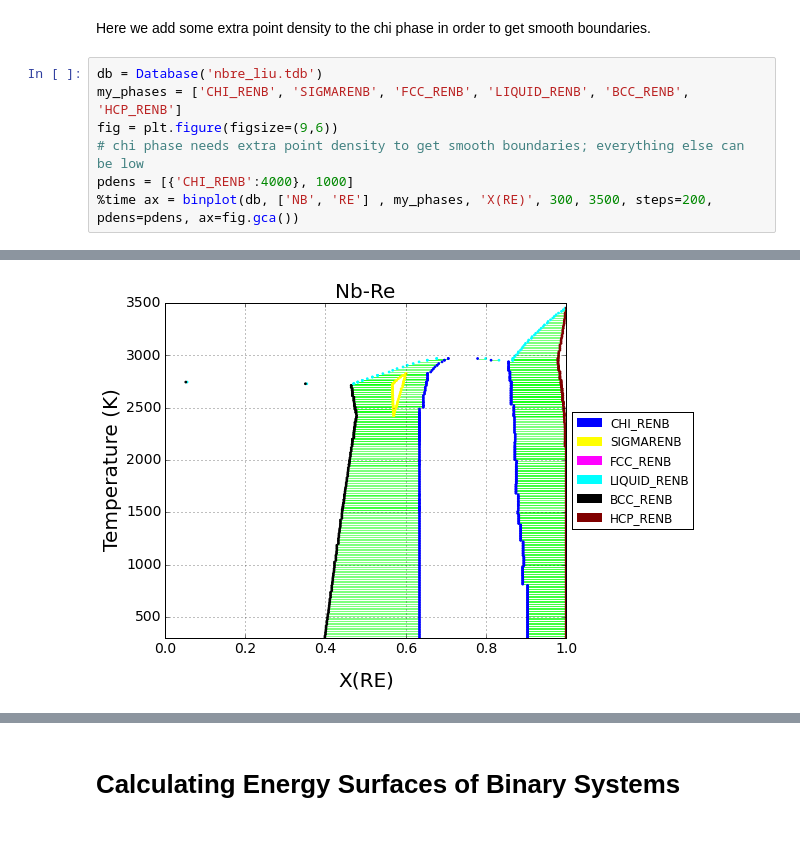
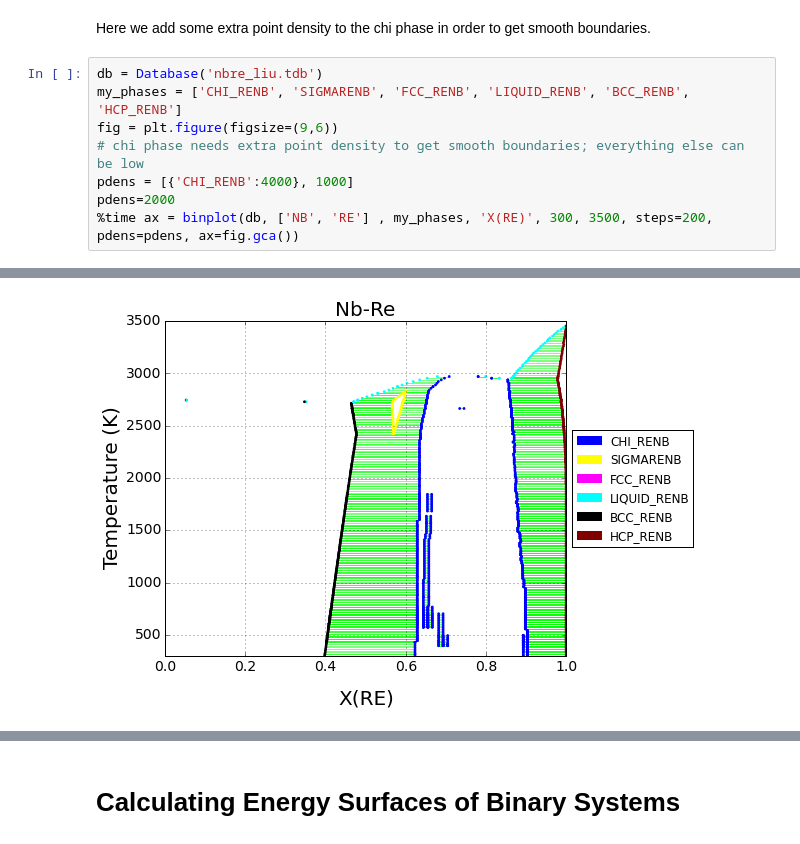
Before and after one commit to pycalphad/pycalphad, a Jupyter notebook: examples/BinaryExamples.ipynb, the cells around one changed output, grey strips where cells are left out. Saved outputs shown, nothing was run; the diff lists cells and outputs as text.

```diff
--- a/examples/BinaryExamples.ipynb
+++ b/examples/BinaryExamples.ipynb
@@ -46,5 +46,6 @@ my_phases = ['CHI_RENB', 'SIGMARENB', 'FCC_RENB', 'LIQUID_RENB', 'BCC_RENB', 'HC
 fig = plt.figure(figsize=(9,6))
 # chi phase needs extra point density to get smooth boundaries; everything else can be low
 pdens = [{'CHI_RENB':4000}, 1000]
+pdens=2000
 %time ax = binplot(db, ['NB', 'RE'] , my_phases, 'X(RE)', 300, 3500, steps=200, pdens=pdens, ax=fig.gca())
 # %% [output]
@@ -53 +54 @@ Wall time: 12.3 s
-[figure, old version]
+[figure, new version]
```
Also changed, not shown: parts of 10 cells of this notebook, 4 other files.
